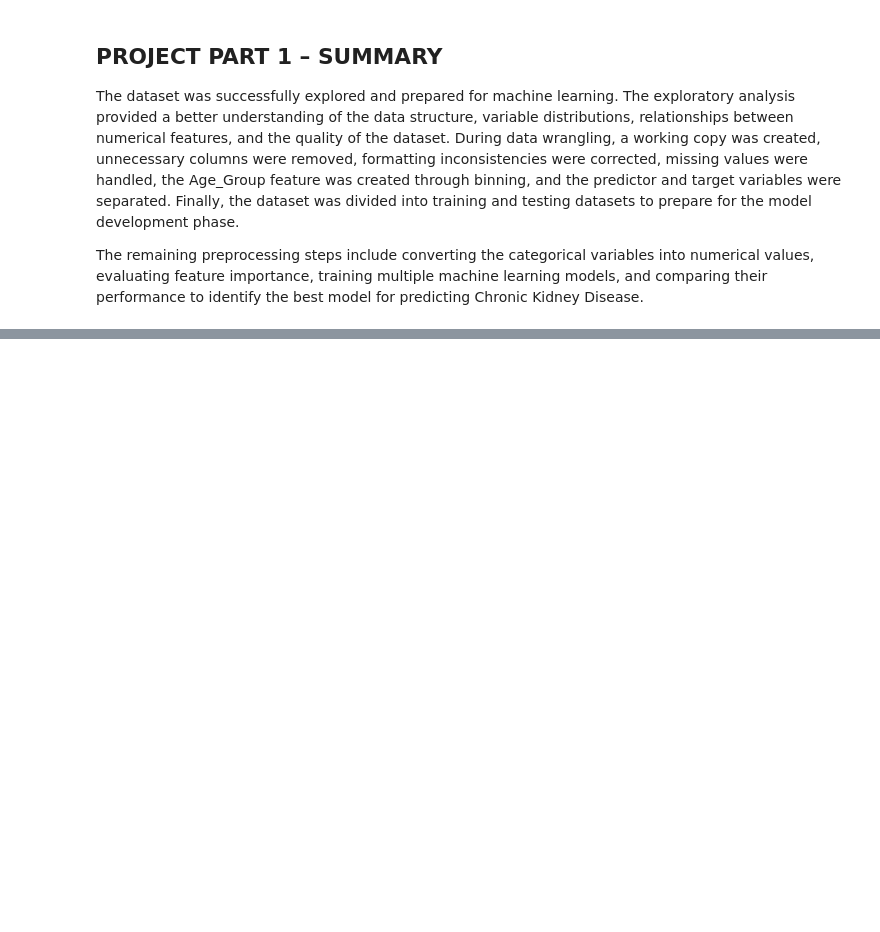
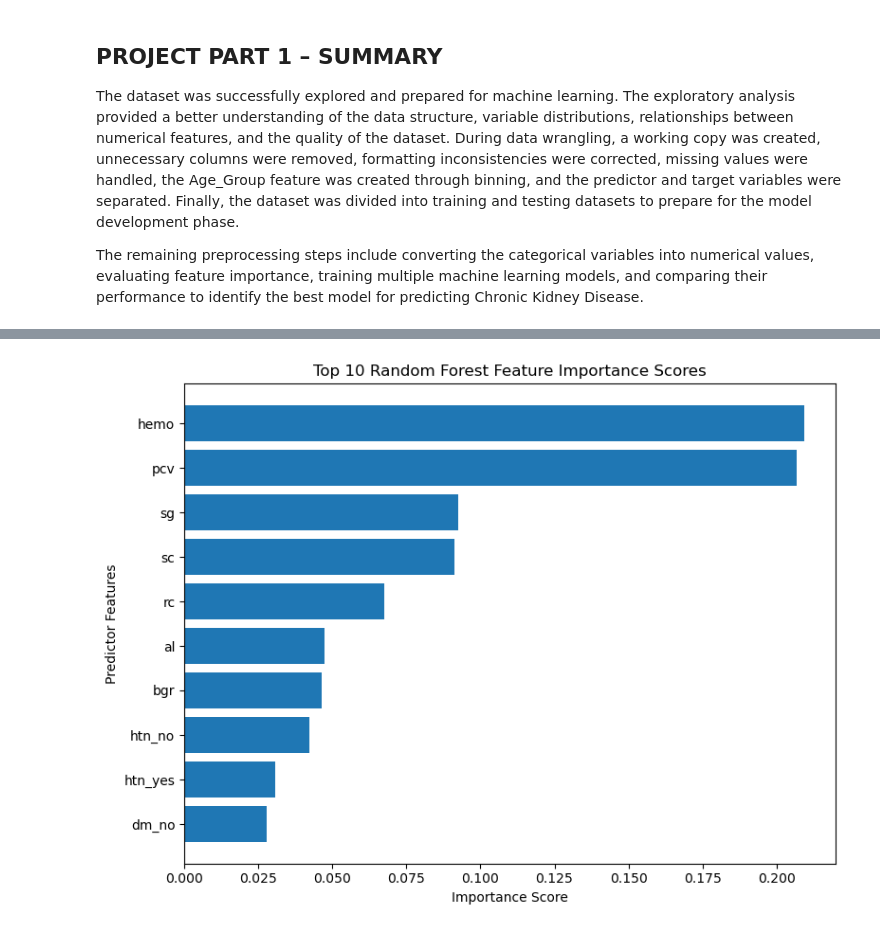
Before and after one commit to rcswider/Chronic-Kidney-Disease, a Jupyter notebook: notebooks/Copy Thais_Group4_ISDS7075_FinalProject.ipynb, the cells around one changed output, grey strips where cells are left out. Cells and saved outputs as stored; diff of their text form; code cells hidden in the pictures; blank space fills up the shorter version.

```diff
--- a/notebooks/Copy Thais_Group4_ISDS7075_FinalProject.ipynb
+++ b/notebooks/Copy Thais_Group4_ISDS7075_FinalProject.ipynb
@@ -459,0 +509,8 @@ The remaining preprocessing steps include converting the categorical variables i
+# %%
+from sklearn.ensemble import RandomForestClassifier
+
+# Create the Random Forest classifier
+rf_model = RandomForestClassifier(random_state=42)
+
+# Train the model
+rf_model.fit(X_train, y_train)
@@ -459,0 +588,15 @@ The remaining preprocessing steps include converting the categorical variables i
+# %%
+# Create a DataFrame of feature importance scores
+feature_importance = pd.DataFrame({
+    'Feature': X_train.columns,
+    'Importance': rf_model.feature_importances_
+})
+
+# Sort features by importance
+feature_importance = feature_importance.sort_values(
+    by='Importance',
+    ascending=False
+)
+
+# Display the top 10 most important features
+feature_importance.head(10)
@@ -459,0 +615,17 @@ The remaining preprocessing steps include converting the categorical variables i
+# %%
+# Plot the top 10 most important features
+plt.figure(figsize=(8,6))
+
+plt.barh(
+    feature_importance['Feature'][:10][::-1],
+    feature_importance['Importance'][:10][::-1]
+)
+
+plt.xlabel("Importance Score")
+plt.ylabel("Predictor Features")
+plt.title("Top 10 Random Forest Feature Importance Scores")
+
+plt.tight_layout()
+plt.show()
+# %% [output]
+[figure, added]
```
Also changed, not shown: parts of 71 cells of this notebook.
